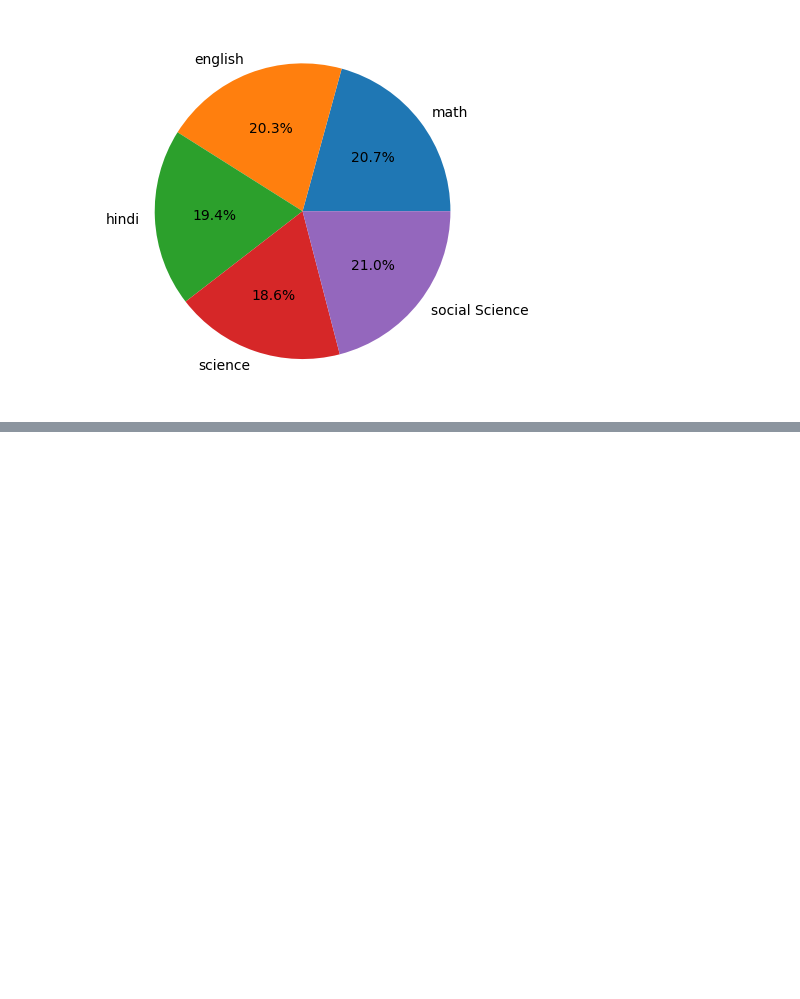
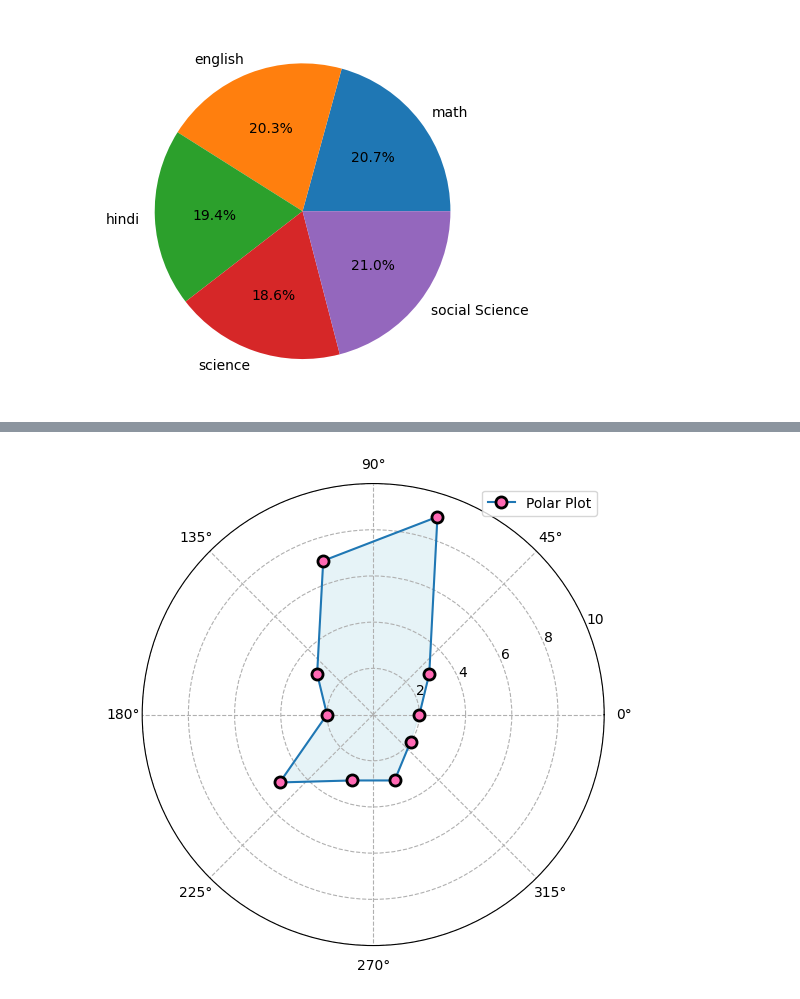
Before and after one commit to jai050803/matplotlib_tutorial, a Jupyter notebook: polar_plot.ipynb, the cells around one changed output, grey strips where cells are left out. Cells and saved outputs as stored; diff of their text form; code cells hidden in the pictures; blank space fills up the shorter version.

```diff
--- a/polar_plot.ipynb
+++ b/polar_plot.ipynb
@@ -150,0 +161,25 @@ plt.show()
+# %%
+
+# Define 10 equally spaced angles from 0 to 2*pi
+angles = np.linspace(0, 2*np.pi, 10, endpoint=False)
+
+# Define random radii values for each angle (you can replace this with your own data)
+radii = np.random.randint(1, 10, size=10)
+
+# Create a polar plot with markers at given angles and radii
+plt.figure(figsize=(8, 6))  # Adjust the figure size if needed
+plt.polar(angles, radii, marker='o', linestyle='-',markersize=8,markeredgewidth=2,markeredgecolor='black',markerfacecolor="hotpink", label="Polar Plot")
+
+# Add a legend to the plot
+plt.legend()
+plt.grid(True, linestyle='--', linewidth=0.8)
+
+plt.fill(angles, radii, color='lightblue', alpha=0.3)
+plt.ylim(0, 10)
+
+
+
+# Display the polar plot
+plt.show()
+# %% [output]
+[figure, added]
```
Also changed, not shown: parts of 2 cells of this notebook, 1 other file.
